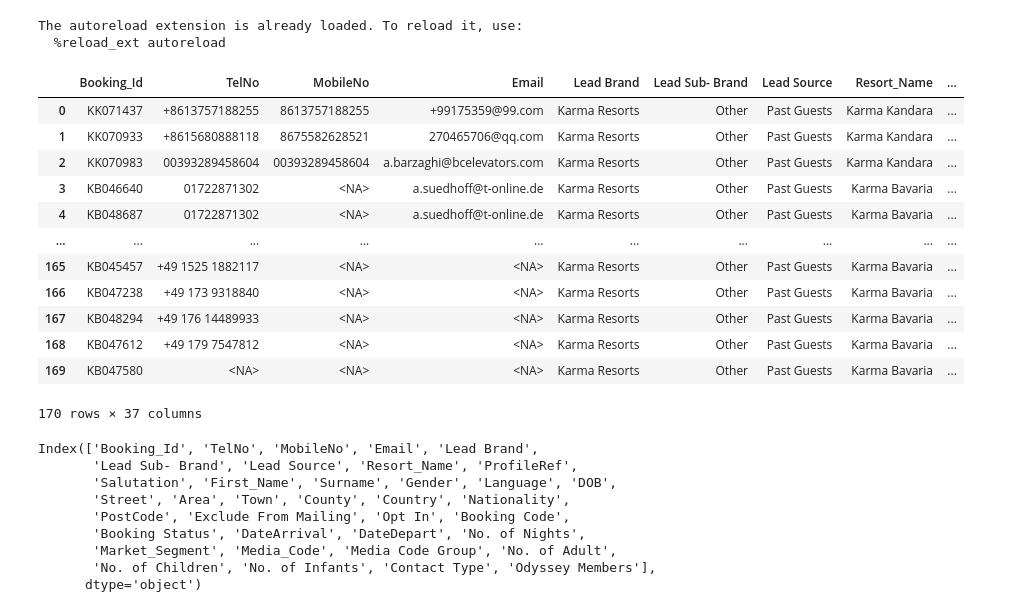
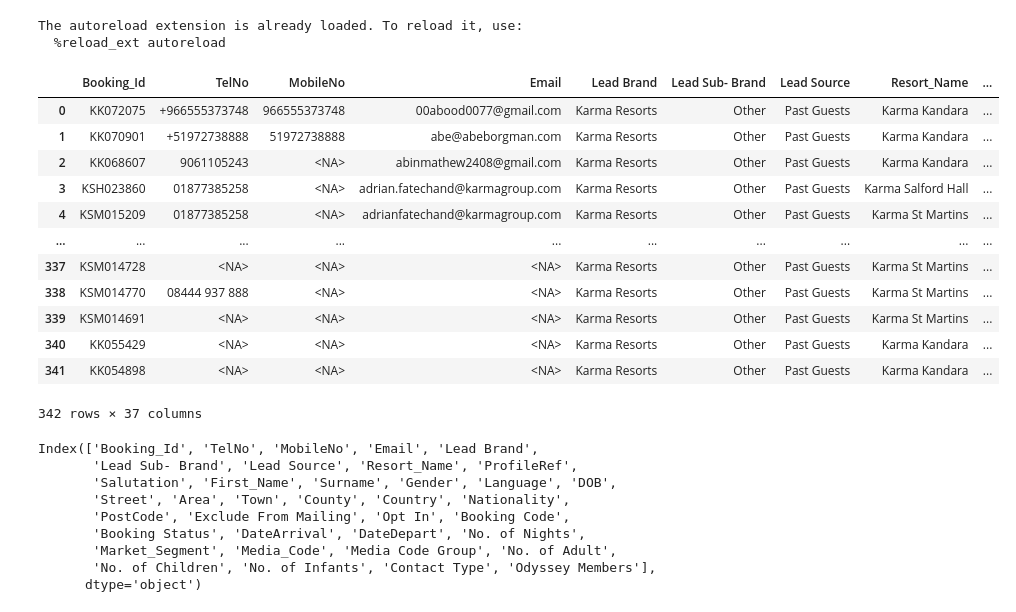
Before and after one commit to fajarfat1195/python.github.io, a Jupyter notebook: past_guest_toni_app/past_guest_clean_1.ipynb, the cells around one changed output. Drawn from its saved outputs; the diff is of its cells as text; code cells hidden in the pictures.

```diff
--- a/past_guest_toni_app/past_guest_clean_1.ipynb
+++ b/past_guest_toni_app/past_guest_clean_1.ipynb
@@ -15,24 +15,24 @@ import main_module as m
 The autoreload extension is already loaded. To reload it, use:
   %reload_ext autoreload
 # %%
-path = r'C:\Users\fajar.fatoni\Documents\Python\Data\Past Guest Data\Zoho Analytic\2025\Mar\9 Mar - 24 Mar\CRM_Rental_Report_9_Mar_-_24_Mar.xlsx'
+path = r'C:\Users\fajar.fatoni\Documents\Python\Data\Past Guest Data\Zoho Analytic\2025\Apr\23 Mar - 28 Apr\CRM_Rental_Report_23_Mar_-_28_Apr.xlsx'
 df_analytic = pd.read_excel(path, dtype='string', sheet_name='Sheet1')
 count_data_awal = df_analytic.shape[0]
 df_analytic
 # %% [output]
 |  | Booking_Id | TelNo | MobileNo | Email | Lead Brand | Lead Sub- Brand | Lead Source | Resort_Name | ... |
-| 0 | KK071437 | +8613757188255 | 8613757188255 | +99175359@99.com | Karma Resorts | Other | Past Guests | Karma Kandara | ... |
-| 1 | KK070933 | +8615680888118 | 8675582628521 | 270465706@qq.com | Karma Resorts | Other | Past Guests | Karma Kandara | ... |
-| 2 | KK070983 | 00393289458604 | 00393289458604 | a.barzaghi@bcelevators.com | Karma Resorts | Other | Past Guests | Karma Kandara | ... |
-| 3 | KB046640 | 01722871302 | <NA> | a.suedhoff@t-online.de | Karma Resorts | Other | Past Guests | Karma Bavaria | ... |
-| 4 | KB048687 | 01722871302 | <NA> | a.suedhoff@t-online.de | Karma Resorts | Other | Past Guests | Karma Bavaria | ... |
+| 0 | KK072075 | +966555373748 | 966555373748 | 00abood0077@gmail.com | Karma Resorts | Other | Past Guests | Karma Kandara | ... |
+| 1 | KK070901 | +51972738888 | 51972738888 | abe@abeborgman.com | Karma Resorts | Other | Past Guests | Karma Kandara | ... |
+| 2 | KK068607 | 9061105243 | <NA> | abinmathew2408@gmail.com | Karma Resorts | Other | Past Guests | Karma Kandara | ... |
+| 3 | KSH023860 | 01877385258 | <NA> | adrian.fatechand@karmagroup.com | Karma Resorts | Other | Past Guests | Karma Salford Hall | ... |
+| 4 | KSM015209 | 01877385258 | <NA> | adrianfatechand@karmagroup.com | Karma Resorts | Other | Past Guests | Karma St Martins | ... |
 | ... | ... | ... | ... | ... | ... | ... | ... | ... | ... |
-| 165 | KB045457 | +49 1525 1882117 | <NA> | <NA> | Karma Resorts | Other | Past Guests | Karma Bavaria | ... |
-| 166 | KB047238 | +49 173 9318840 | <NA> | <NA> | Karma Resorts | Other | Past Guests | Karma Bavaria | ... |
-| 167 | KB048294 | +49 176 14489933 | <NA> | <NA> | Karma Resorts | Other | Past Guests | Karma Bavaria | ... |
-| 168 | KB047612 | +49 179 7547812 | <NA> | <NA> | Karma Resorts | Other | Past Guests | Karma Bavaria | ... |
-| 169 | KB047580 | <NA> | <NA> | <NA> | Karma Resorts | Other | Past Guests | Karma Bavaria | ... |
+| 337 | KSM014728 | <NA> | <NA> | <NA> | Karma Resorts | Other | Past Guests | Karma St Martins | ... |
+| 338 | KSM014770 | 08444 937 888 | <NA> | <NA> | Karma Resorts | Other | Past Guests | Karma St Martins | ... |
+| 339 | KSM014691 | <NA> | <NA> | <NA> | Karma Resorts | Other | Past Guests | Karma St Martins | ... |
+| 340 | KK055429 | <NA> | <NA> | <NA> | Karma Resorts | Other | Past Guests | Karma Kandara | ... |
+| 341 | KK054898 | <NA> | <NA> | <NA> | Karma Resorts | Other | Past Guests | Karma Kandara | ... |
-170 rows × 37 columns
+342 rows × 37 columns
 # %%
 df_analytic.columns
 # %% [output]
```
Also changed, not shown: parts of 8 cells of this notebook, 6 other files.
